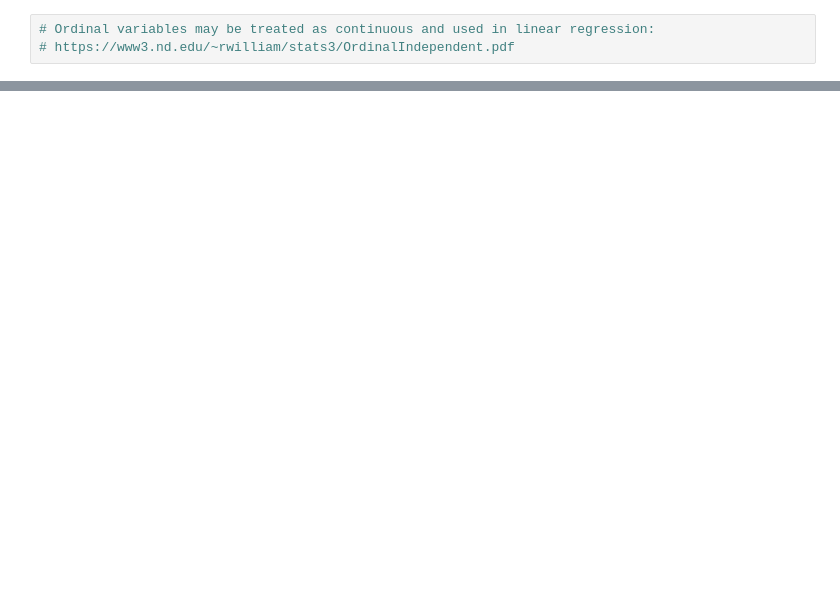
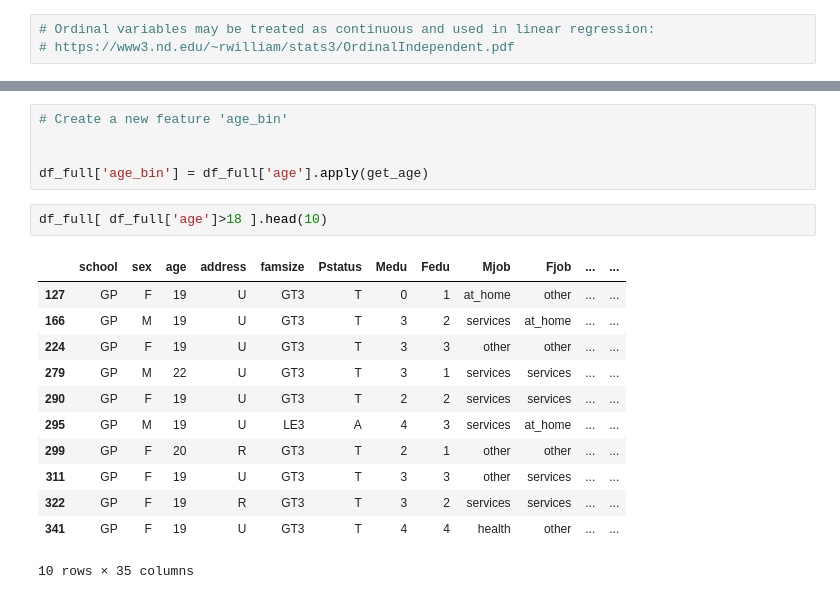
Before and after one commit to bwoakley/ML_projects, a Jupyter notebook: Project_Student_Performance/Proj_Student2.ipynb, the cells around one changed output, grey strips where cells are left out. Saved outputs shown, nothing was run; the diff lists cells and outputs as text; blank space fills up the shorter version.

```diff
--- a/Project_Student_Performance/Proj_Student2.ipynb
+++ b/Project_Student_Performance/Proj_Student2.ipynb
@@ -739,0 +795,20 @@ plt.show()
+# %%
+# Create a new feature 'age_bin'
+
+
+df_full['age_bin'] = df_full['age'].apply(get_age)
+# %%
+df_full[ df_full['age']>18 ].head(10)
+# %% [output]
+|  | school | sex | age | address | famsize | Pstatus | Medu | Fedu | Mjob | Fjob | ... | ... |
+| 127 | GP | F | 19 | U | GT3 | T | 0 | 1 | at_home | other | ... | ... |
+| 166 | GP | M | 19 | U | GT3 | T | 3 | 2 | services | at_home | ... | ... |
+| 224 | GP | F | 19 | U | GT3 | T | 3 | 3 | other | other | ... | ... |
+| 279 | GP | M | 22 | U | GT3 | T | 3 | 1 | services | services | ... | ... |
+| 290 | GP | F | 19 | U | GT3 | T | 2 | 2 | services | services | ... | ... |
+| 295 | GP | M | 19 | U | LE3 | A | 4 | 3 | services | at_home | ... | ... |
+| 299 | GP | F | 20 | R | GT3 | T | 2 | 1 | other | other | ... | ... |
+| 311 | GP | F | 19 | U | GT3 | T | 3 | 3 | other | services | ... | ... |
+| 322 | GP | F | 19 | R | GT3 | T | 3 | 2 | services | services | ... | ... |
+| 341 | GP | F | 19 | U | GT3 | T | 4 | 4 | health | other | ... | ... |
+10 rows × 35 columns
```
Also changed, not shown: parts of 25 cells of this notebook, 1 other file.
